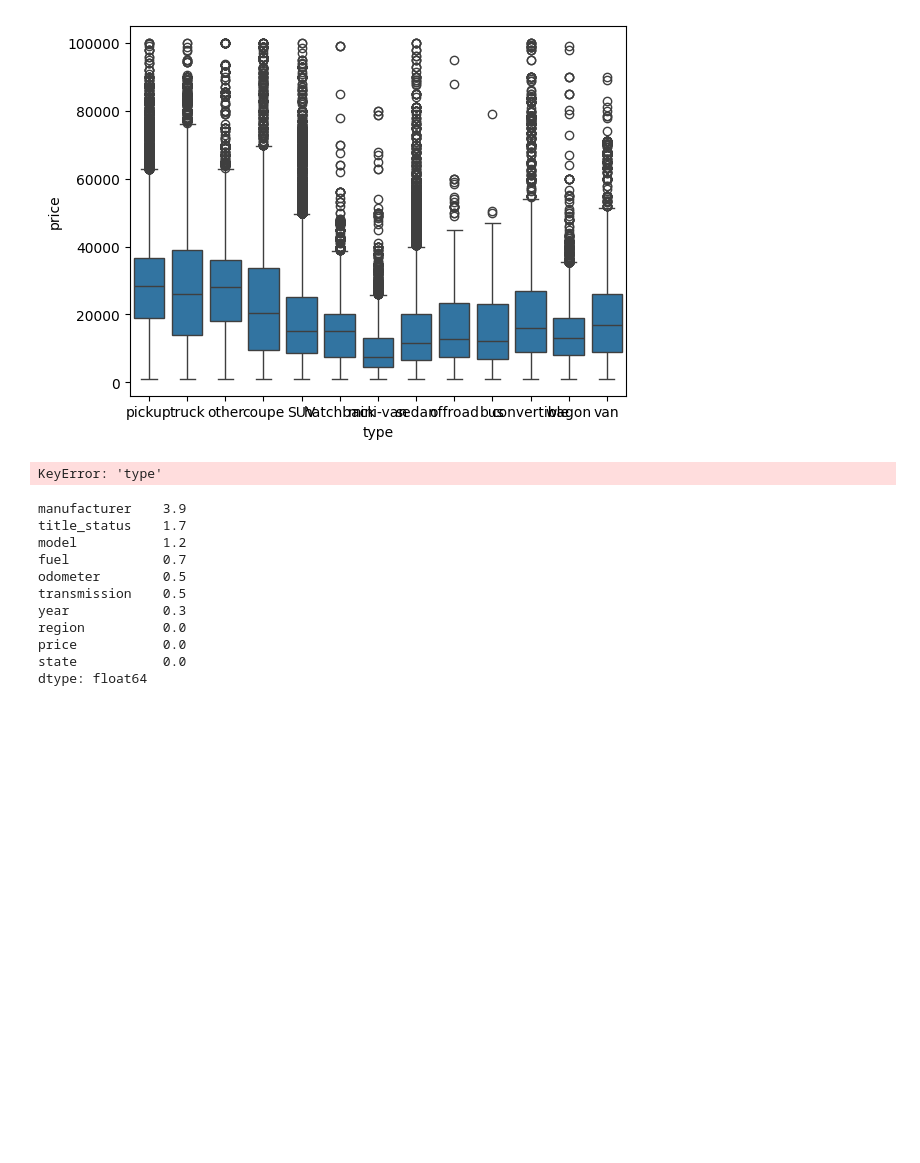
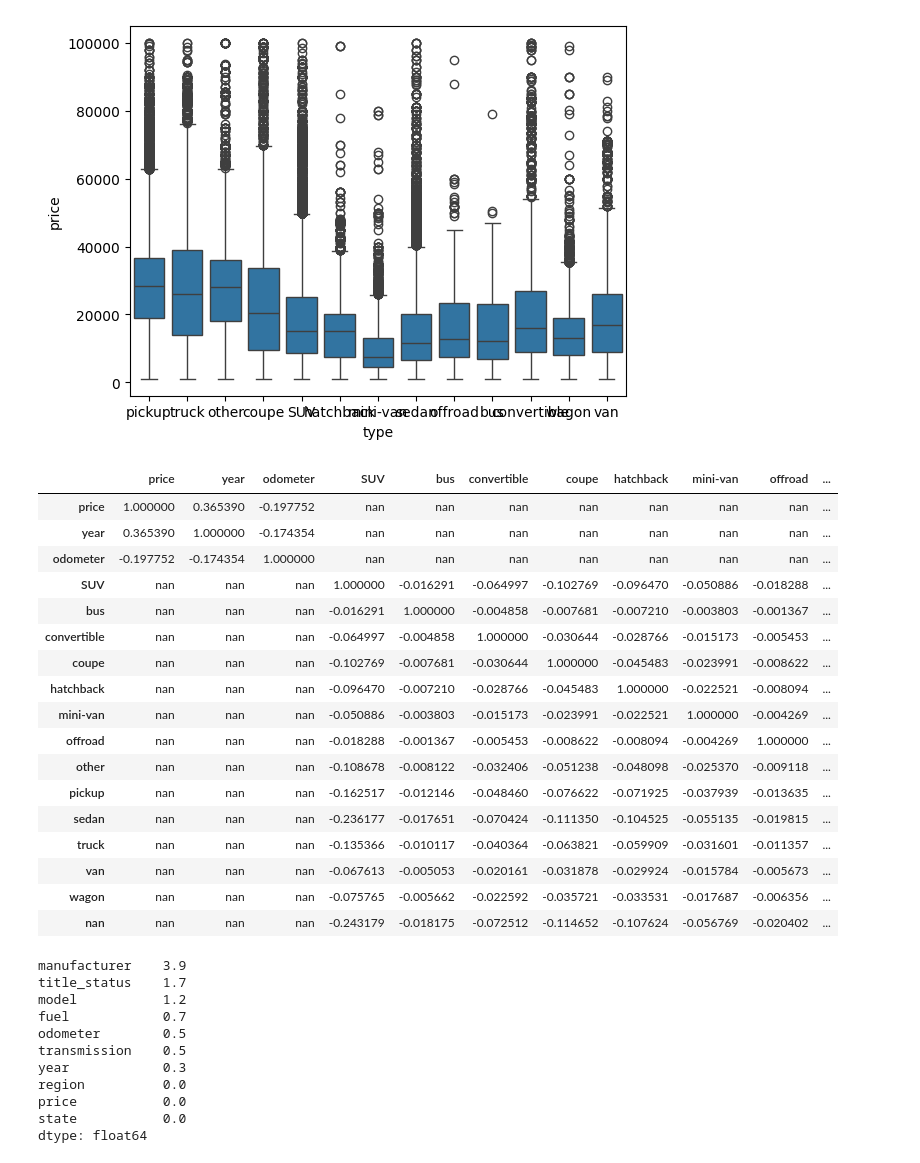
Before and after one commit to Raesu/pcmlai, a Jupyter notebook: Module 11/prompt_II.ipynb, the cells around one changed output. Saved outputs shown, nothing was run; the diff lists cells and outputs as text; code cells hidden in the pictures; blank space fills up the shorter version.

```diff
--- a/Module 11/prompt_II.ipynb
+++ b/Module 11/prompt_II.ipynb
@@ -228,10 +227,28 @@ Name: count, dtype: float64
 # %%
 # There are no strong correlations to other columns, so imputing a type will be difficult.
 # Given there is some pricing information
 corr = pd.concat([df.select_dtypes('number'), pd.get_dummies(df['type'], dummy_na=True)*1]).corr()
-corr.style.background_gradient(cmap='coolwarm')
+display(corr.style.background_gradient(cmap='coolwarm'))
+df = df.drop(columns='type')
 # %% [output]
-KeyError: 'type'
+|  | price | year | odometer | SUV | bus | convertible | coupe | hatchback | mini-van | offroad | ... |
+| price | 1.000000 | 0.365390 | -0.197752 | nan | nan | nan | nan | nan | nan | nan | ... |
+| year | 0.365390 | 1.000000 | -0.174354 | nan | nan | nan | nan | nan | nan | nan | ... |
+| odometer | -0.197752 | -0.174354 | 1.000000 | nan | nan | nan | nan | nan | nan | nan | ... |
+| SUV | nan | nan | nan | 1.000000 | -0.016291 | -0.064997 | -0.102769 | -0.096470 | -0.050886 | -0.018288 | ... |
+| bus | nan | nan | nan | -0.016291 | 1.000000 | -0.004858 | -0.007681 | -0.007210 | -0.003803 | -0.001367 | ... |
+| convertible | nan | nan | nan | -0.064997 | -0.004858 | 1.000000 | -0.030644 | -0.028766 | -0.015173 | -0.005453 | ... |
+| coupe | nan | nan | nan | -0.102769 | -0.007681 | -0.030644 | 1.000000 | -0.045483 | -0.023991 | -0.008622 | ... |
+| hatchback | nan | nan | nan | -0.096470 | -0.007210 | -0.028766 | -0.045483 | 1.000000 | -0.022521 | -0.008094 | ... |
+| mini-van | nan | nan | nan | -0.050886 | -0.003803 | -0.015173 | -0.023991 | -0.022521 | 1.000000 | -0.004269 | ... |
+| offroad | nan | nan | nan | -0.018288 | -0.001367 | -0.005453 | -0.008622 | -0.008094 | -0.004269 | 1.000000 | ... |
+| other | nan | nan | nan | -0.108678 | -0.008122 | -0.032406 | -0.051238 | -0.048098 | -0.025370 | -0.009118 | ... |
+| pickup | nan | nan | nan | -0.162517 | -0.012146 | -0.048460 | -0.076622 | -0.071925 | -0.037939 | -0.013635 | ... |
+| sedan | nan | nan | nan | -0.236177 | -0.017651 | -0.070424 | -0.111350 | -0.104525 | -0.055135 | -0.019815 | ... |
+| truck | nan | nan | nan | -0.135366 | -0.010117 | -0.040364 | -0.063821 | -0.059909 | -0.031601 | -0.011357 | ... |
+| van | nan | nan | nan | -0.067613 | -0.005053 | -0.020161 | -0.031878 | -0.029924 | -0.015784 | -0.005673 | ... |
+| wagon | nan | nan | nan | -0.075765 | -0.005662 | -0.022592 | -0.035721 | -0.033531 | -0.017687 | -0.006356 | ... |
+| nan | nan | nan | nan | -0.243179 | -0.018175 | -0.072512 | -0.114652 | -0.107624 | -0.056769 | -0.020402 | ... |
 # %%
 # remaining columns only largely non-null
 getPctMissing(df)
```
Also changed, not shown: parts of 27 cells of this notebook.
